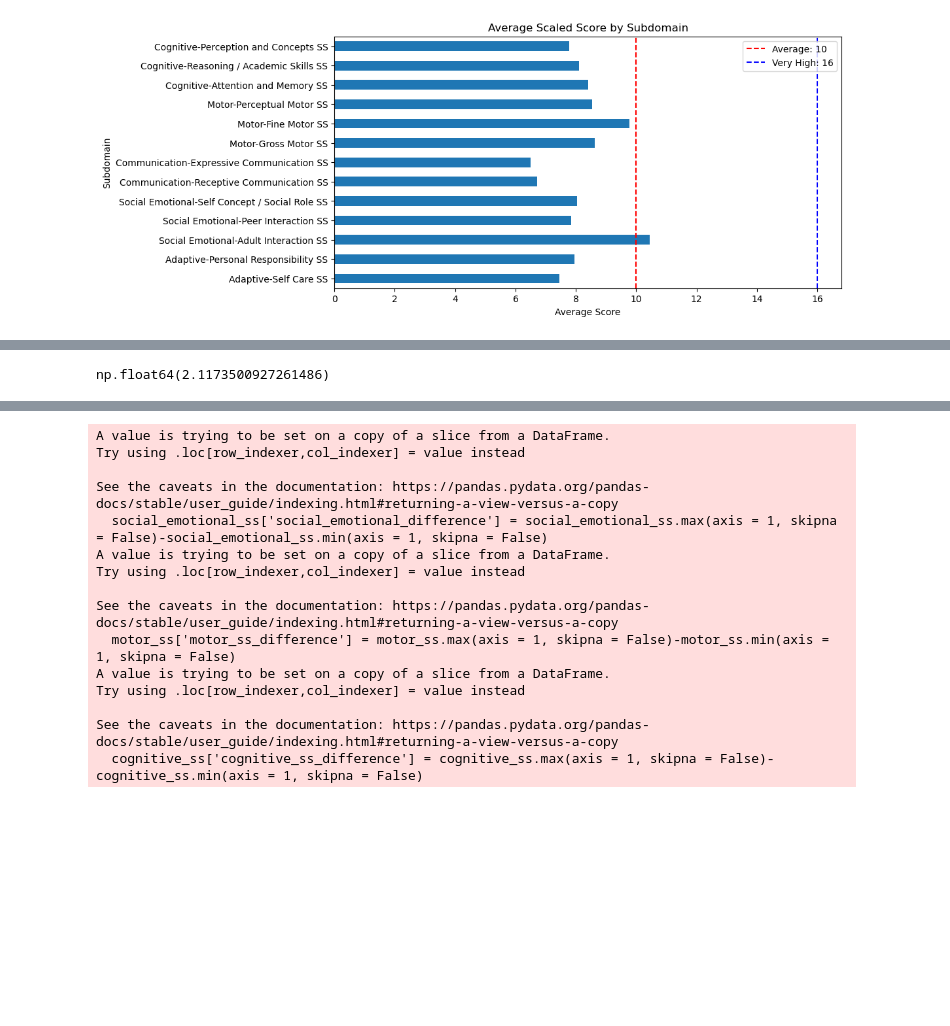
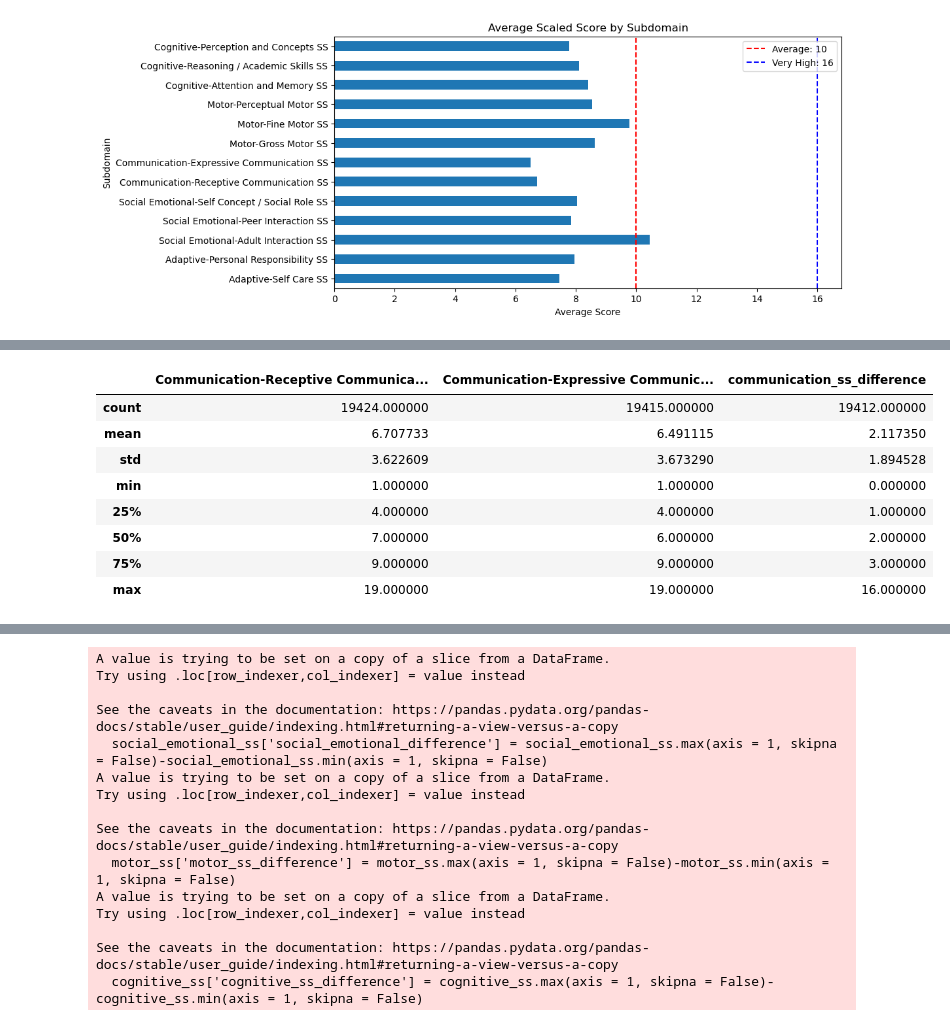
Before and after one commit to brunner39/TEIS_Partner_Project, a Jupyter notebook: patrick_TEIS_partner_project.ipynb, the cells around one changed output, grey strips where cells are left out. Drawn from its saved outputs; the diff is of its cells as text; code cells hidden in the pictures; blank space fills up the shorter version.

```diff
--- a/patrick_TEIS_partner_project.ipynb
+++ b/patrick_TEIS_partner_project.ipynb
@@ -245,6 +268,14 @@ np.float64(2.718966408268734)
 # %%
 #average difference between Communication subdomains is 2.12
 
-communication_ss['communication_ss_difference'].mean()
+communication_ss.describe()
 # %% [output]
-np.float64(2.1173500927261486)
+|  | Communication-Receptive Communica... | Communication-Expressive Communic... | communication_ss_difference |
+| count | 19424.000000 | 19415.000000 | 19412.000000 |
+| mean | 6.707733 | 6.491115 | 2.117350 |
+| std | 3.622609 | 3.673290 | 1.894528 |
+| min | 1.000000 | 1.000000 | 0.000000 |
+| 25% | 4.000000 | 4.000000 | 1.000000 |
+| 50% | 7.000000 | 6.000000 | 2.000000 |
+| 75% | 9.000000 | 9.000000 | 3.000000 |
+| max | 19.000000 | 19.000000 | 16.000000 |
```
Also changed, not shown: parts of 25 cells of this notebook.
